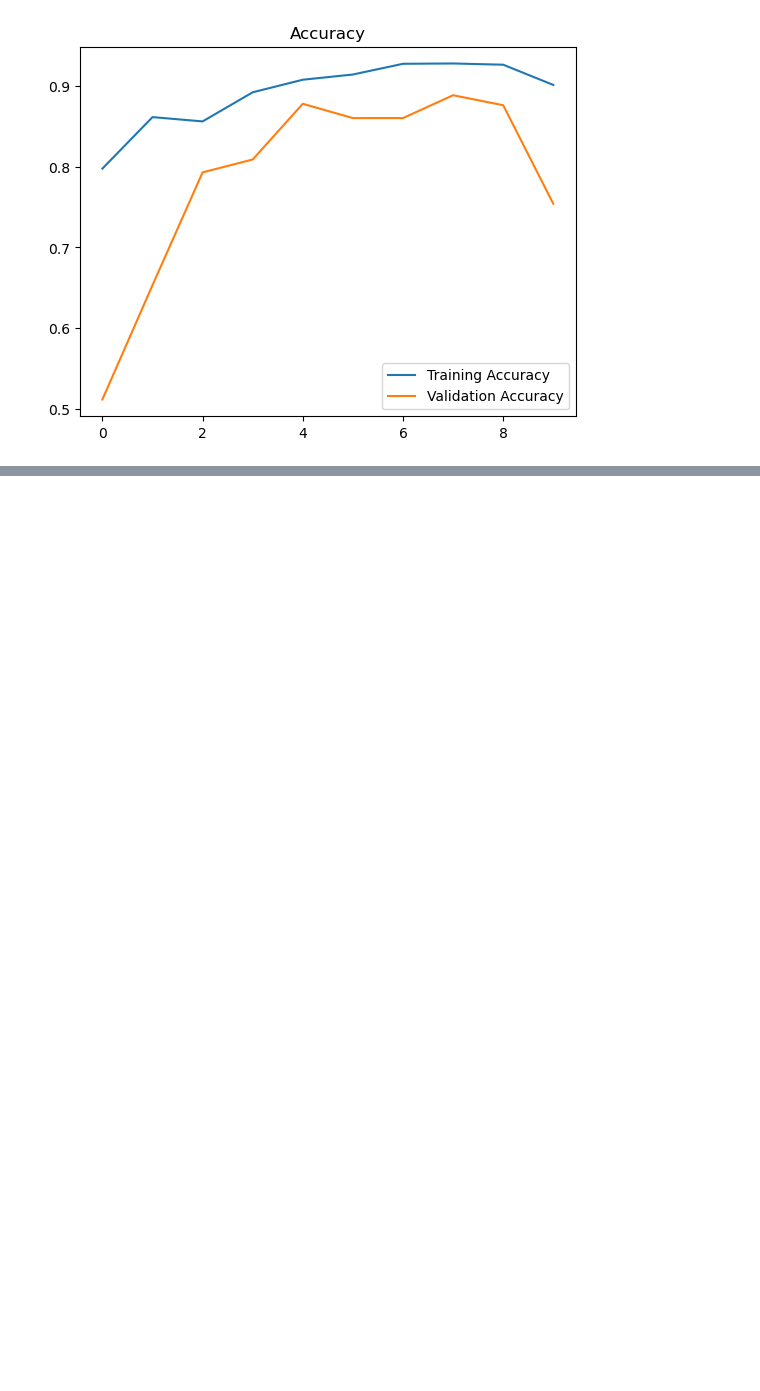
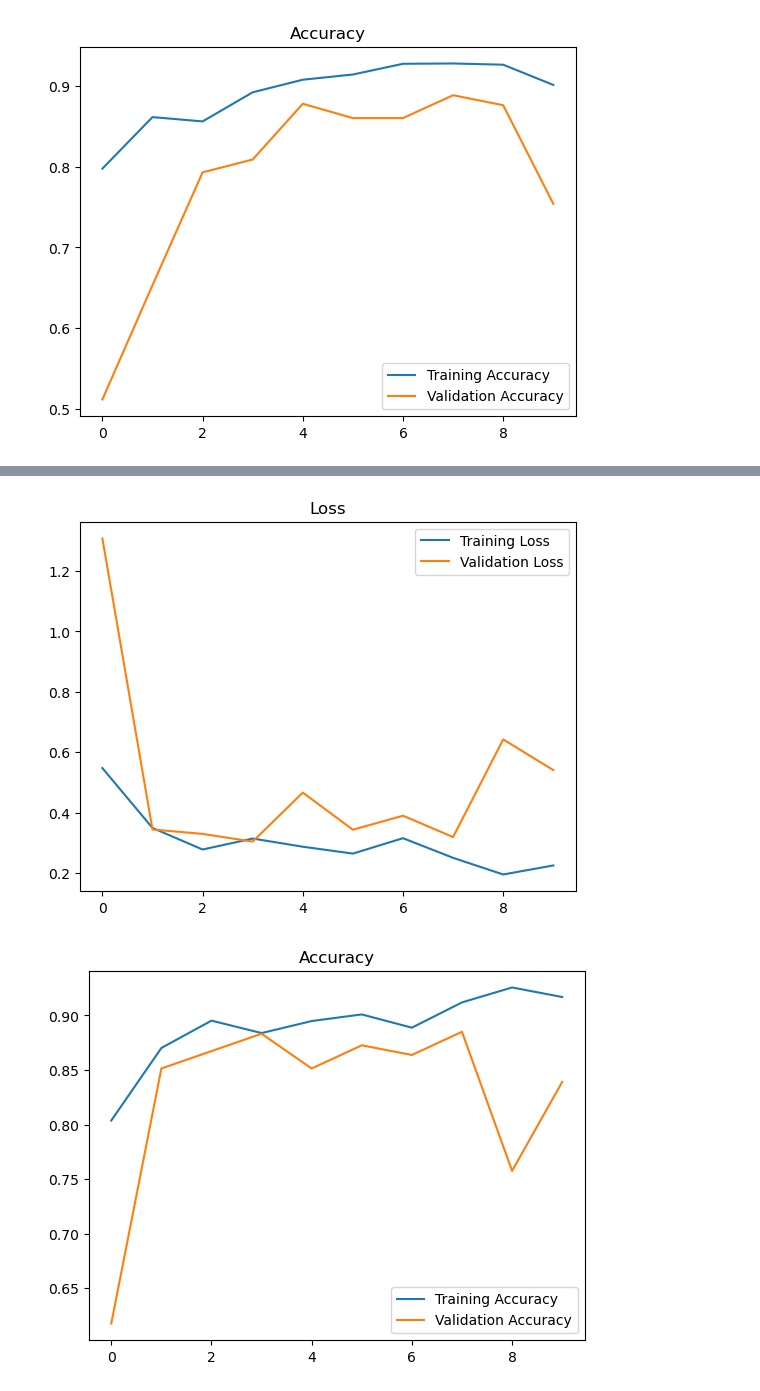
Before and after one commit to peng-yunfei/Tumor_Detection, a Jupyter notebook: model.ipynb, the cells around one changed output, grey strips where cells are left out. Cells and saved outputs as stored; diff of their text form; code cells hidden in the pictures; blank space fills up the shorter version.

Commit message:
Batchsize Test

```diff
--- a/model.ipynb
+++ b/model.ipynb
@@ -433,0 +460,9 @@ Elapsed time: 0:51:18.5
+# %%
+model2 = build_model_manual()
+start_time = time.time()
+
+model2.fit(x=X_train, y=y_train, batch_size=16, epochs=10, validation_data=(X_val, y_val))
+
+end_time = time.time()
+execution_time = (end_time - start_time)
+print(f"Elapsed time: {hms_string(execution_time)}")
@@ -433,0 +487,6 @@ Elapsed time: 0:51:18.5
+# %%
+history2 = model2.history.history
+plot_metrics(history2)
+# %% [output]
+[figure, added]
+[figure, added]
```
Also changed, not shown: parts of 8 cells of this notebook.
